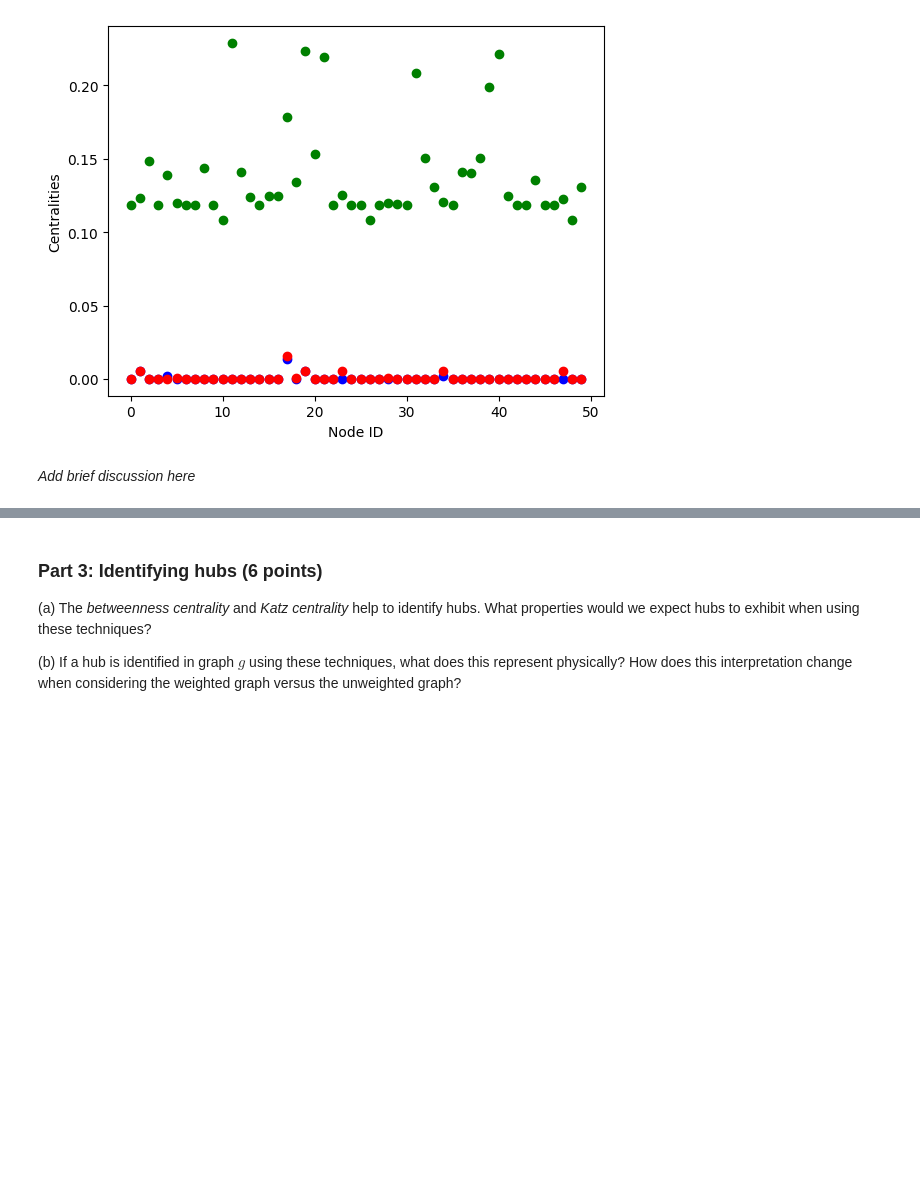
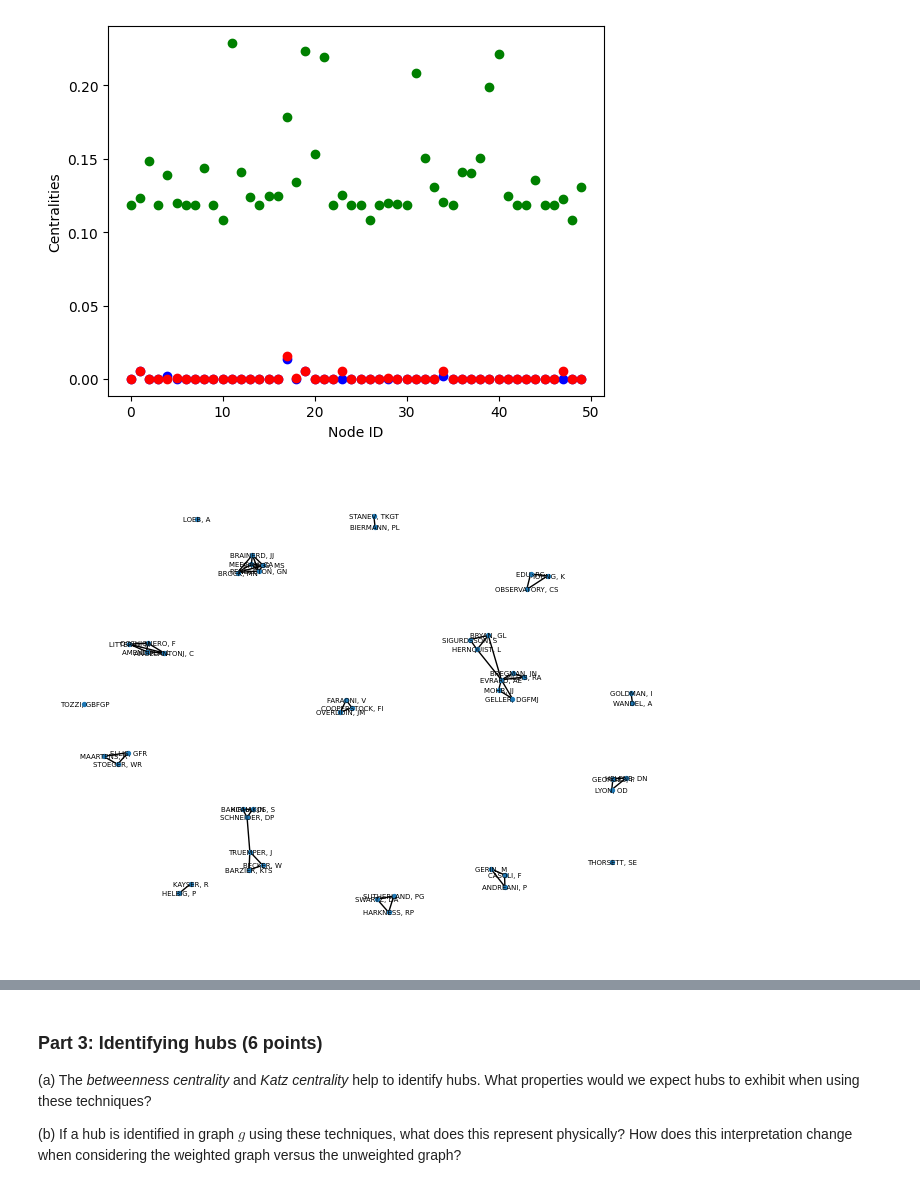
Before and after one commit to Nicholas-Andreou/Network-Science, a Jupyter notebook: Coursework/Coursework1.ipynb, the cells around one changed output, grey strips where cells are left out. Saved outputs shown, nothing was run; the diff lists cells and outputs as text; code cells hidden in the pictures; blank space fills up the shorter version.

```diff
--- a/Coursework/Coursework1.ipynb
+++ b/Coursework/Coursework1.ipynb
@@ -211,5 +221,11 @@ plt.plot(x_vals, y_katz_vals, 'go')
 plt.show()
 # %% [output]
 [figure]
-# %% [markdown]
-*Add brief discussion here*
+# %%
+#Visualisation of the graph that we are working with
+nx.draw(g, node_size=8, with_labels=True, font_size=5)
+plt.show()
+
+#May need to regenerate for a clearer identification of Evrard (mentioned later)
+# %% [output]
+[figure, added]
```
Also changed, not shown: parts of 9 cells of this notebook.
